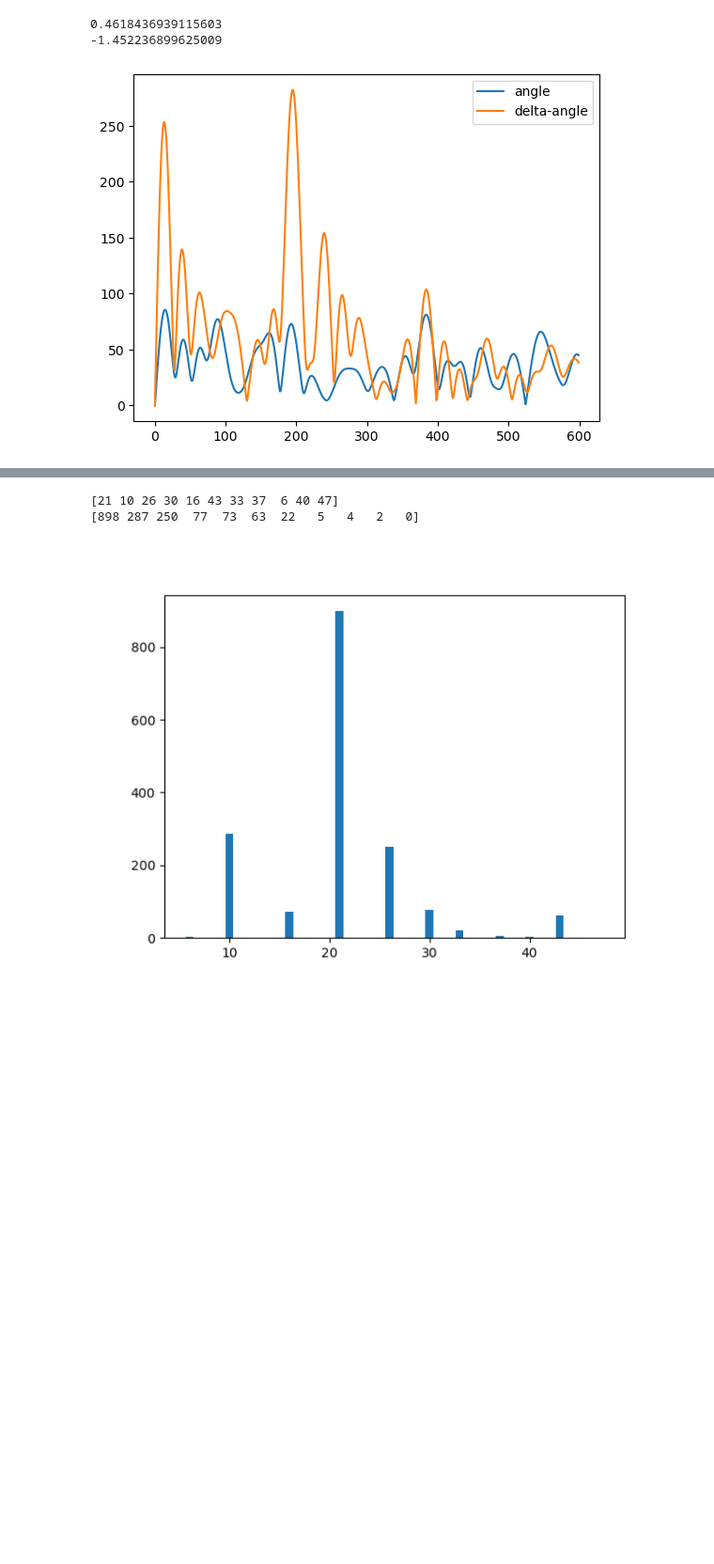
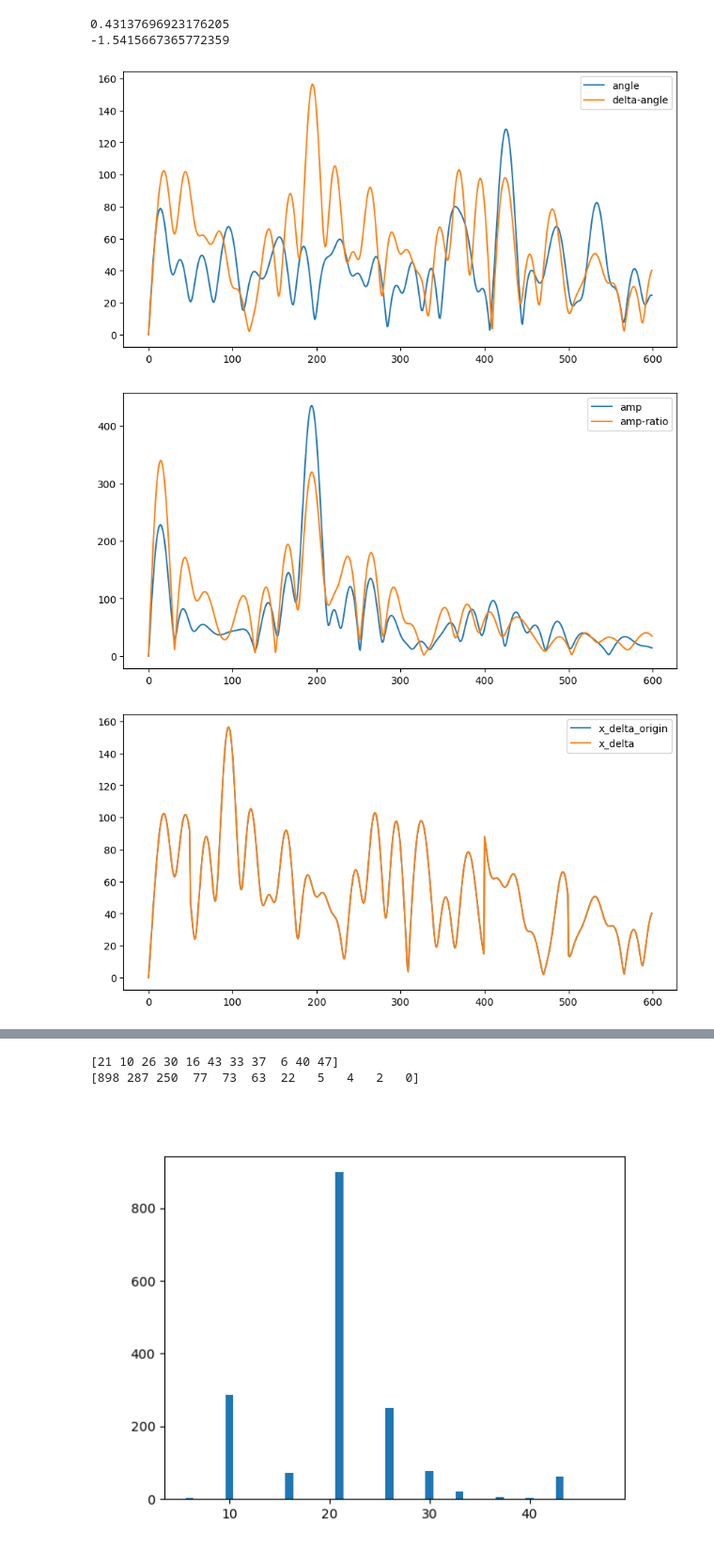
Before and after one commit to hdright/breath_detect, a Jupyter notebook: test.ipynb, the cells around one changed output, grey strips where cells are left out. Shown: that part at 94% size. Saved outputs shown, nothing was run; the diff lists cells and outputs as text; code cells hidden in the pictures; blank space fills up the shorter version.

Commit message:
extend 3x30 data by shift, no better

```diff
--- a/test.ipynb
+++ b/test.ipynb
@@ -49,7 +49,7 @@ for ii in range(samp.Cfg['Nsamp']):
 from scipy.signal import savgol_filter
 from sklearn.preprocessing import scale
 import matplotlib.pyplot as plt
-rx = 1
+rx = 3
 tx = 0
 
 fs_ = samp.Cfg['Nt'] / samp.Cfg['Tdur']  # 采样频率
@@ -63,16 +63,24 @@ dftSize = int(breathEnd / resol)  # DFT宽度
 psd_bg = np.zeros((samp.Cfg['Nsamp'], dftSize), dtype=complex)
 psd_ = np.empty((samp.Cfg['Nsc'], samp.Cfg['Nsamp'], dftSize), dtype=complex)
 psd_delta = np.empty((samp.Cfg['Nsc'], samp.Cfg['Nsamp'], dftSize), dtype=complex)
+psd_amp = np.empty((samp.Cfg['Nsc'], samp.Cfg['Nsamp'], dftSize), dtype=complex)
+psd_amp_ratio = np.empty((samp.Cfg['Nsc'], samp.Cfg['Nsamp'], dftSize), dtype=complex)
 
 for sc in range(samp.Cfg['Nsc']):
     for ii in range(samp.Cfg['Nsamp']):
 
-        psd_[sc][ii] = np.fft.fft(scale(
-            np.angle(CSI_s[ii][rx][tx][sc])), Ndft_[ii])[:dftSize]
+        psd_[sc][ii] = np.fft.fft(scale(savgol_filter(
+            np.angle(CSI_s[ii][rx][tx][sc]), 8, 7)), Ndft_[ii])[:dftSize]
         psd_delta[sc][ii] = np.fft.fft(scale(savgol_filter(
             np.angle(CSI_s[ii][rx][tx][sc])-np.angle(CSI_s[ii][0][tx][sc]), 8, 7)), Ndft_[ii])[:dftSize]
-        # psd_[sc][ii] = np.fft.fft(scale(savgol_filter(
+        # psd_amp[sc][ii] = np.fft.fft(scale(savgol_filter(
         #     np.abs(CSI_s[ii][rx][tx][sc]), 8, 7)), Ndft_[ii])[:dftSize]
+        # psd_amp_ratio[sc][ii] = np.fft.fft(scale(savgol_filter(
+        #     np.abs(CSI_s[ii][0][tx][sc])/(np.abs(CSI_s[ii][rx][tx][sc])+1e-20), 8, 7)), Ndft_[ii])[:dftSize]
+        psd_amp[sc][ii] = np.fft.fft(scale(savgol_filter(
+            np.abs(CSI_s[ii][rx][tx][sc]), 8, 7)), Ndft_[ii])[:dftSize]
+        psd_amp_ratio[sc][ii] = np.fft.fft(savgol_filter(
+            np.abs(CSI_s[ii][0][tx][sc])/(np.abs(CSI_s[ii][rx][tx][sc])+1e-20), 8, 7), Ndft_[ii])[:dftSize]
         # 对实部虚部分别进行滤波
         # CSI_s_real = savgol_filter(np.real(CSI_s[ii][rx][tx][sc]), 8, 7)
         # CSI_s_imag = savgol_filter(np.imag(CSI_s[ii][rx][tx][sc]), 8, 7)
@@ -91,31 +99,66 @@ for ii in range(samp.Cfg['Nsamp']):
 # %%
 %matplotlib inline
 import matplotlib.pyplot as plt
 from scipy.signal import find_peaks, lfilter
 from scipy.stats import kurtosis, skew
 from scipy import signal
 
 def zero_crossing_rate(x):
     return np.sum(np.abs(np.diff(np.sign(x)))) / len(x)
 ii = 0
-sc = 28
+sc = 4
 x = np.abs(psd_[sc][ii])
 x_delta = np.abs(psd_delta[sc][ii])
+x_amp = np.abs(psd_amp[sc][ii])
+x_amp_ratio = np.abs(psd_amp_ratio[sc][ii])
 freq = np.abs(np.fft.fft(x))
 print(np.sum(freq[100:]) / np.sum(freq))
 print(kurtosis(x[9:32]))
+plt.figure(figsize=(10, 5))
 plt.plot(x)
 plt.plot(x_delta)
 plt.legend(['angle', 'delta-angle'])
+plt.show()
+plt.figure(figsize=(10, 5))
+plt.plot(x_amp)
+plt.plot(x_amp_ratio)
+plt.legend(['amp', 'amp-ratio'])
 plt.show()
 # plt.plot(np.arange(0, breathEnd, breathEnd / dftSize) * 60, x)
 # plt.plot(np.arange(0, breathEnd, breathEnd / dftSize) * 60, np.abs(psd_bg[ii]))
 # x = psd_bg[ii] - np.mean(psd_bg[ii])
 # print(np.var(x[int(5/BPMresol):int(50/BPMresol)]) / np.max(x[int(5/BPMresol):int(50/BPMresol)]))
+BPMrange = [5, 50]  # 5-50BPM
+minBPM, maxBPM = BPMrange[0], BPMrange[1]
+minIndex, maxIndex = int(minBPM / BPMresol), int(maxBPM / BPMresol)
+# 将x的minIndex, maxIndex区间的值循环右移，右移长度为2/BPMresol个单位
+shift = int(-10 / BPMresol)
+x_delta[minIndex:maxIndex] = np.roll(x_delta[minIndex:maxIndex], shift)
+x_delta_origin = x_delta.copy()
+if shift > 0:
+    shift_seq_left_ratio = x_delta[minIndex-1] / x_delta[minIndex]
+    shift_seq_right_ratio = x_delta[minIndex+shift] / x_delta[minIndex+shift-1]
+    seq_5060_left_ratio = x_delta[maxIndex-1] / x_delta[maxIndex]
+    seq_5060_right_ratio = 1
+    # 生成[shift_seq_left_ratio, shift_seq_right_ratio]区间的等比数列，长度为shift
+    ratio_shift_seq = np.geomspace(shift_seq_left_ratio, shift_seq_right_ratio, shift)
+    # 生成[seq_5060_left_ratio, seq_5060_right_ratio]区间的等比数列，长度为dftSize-maxIndex
+    ratio_seq_5060 = np.geomspace(seq_5060_left_ratio, seq_5060_right_ratio, dftSize-maxIndex)
+    x_delta[minIndex:minIndex+shift] *= ratio_shift_seq
+    x_delta[maxIndex:] *= ratio_seq_5060
+
+plt.figure(figsize=(10, 5))
+plt.plot(x_delta_origin)
+plt.plot(x_delta)
+# plt.plot(x_delta)
+plt.legend(['x_delta_origin', 'x_delta'])
+plt.show()
 # %% [output]
-0.4618436939115603
--1.452236899625009
+0.43137696923176205
+-1.5415667365772359
-[figure, old version]
+[figure, new version]
+[figure, added]
+[figure, added]
 # %%
 
 bpms = []
```
Also changed, not shown: 7 other files.
